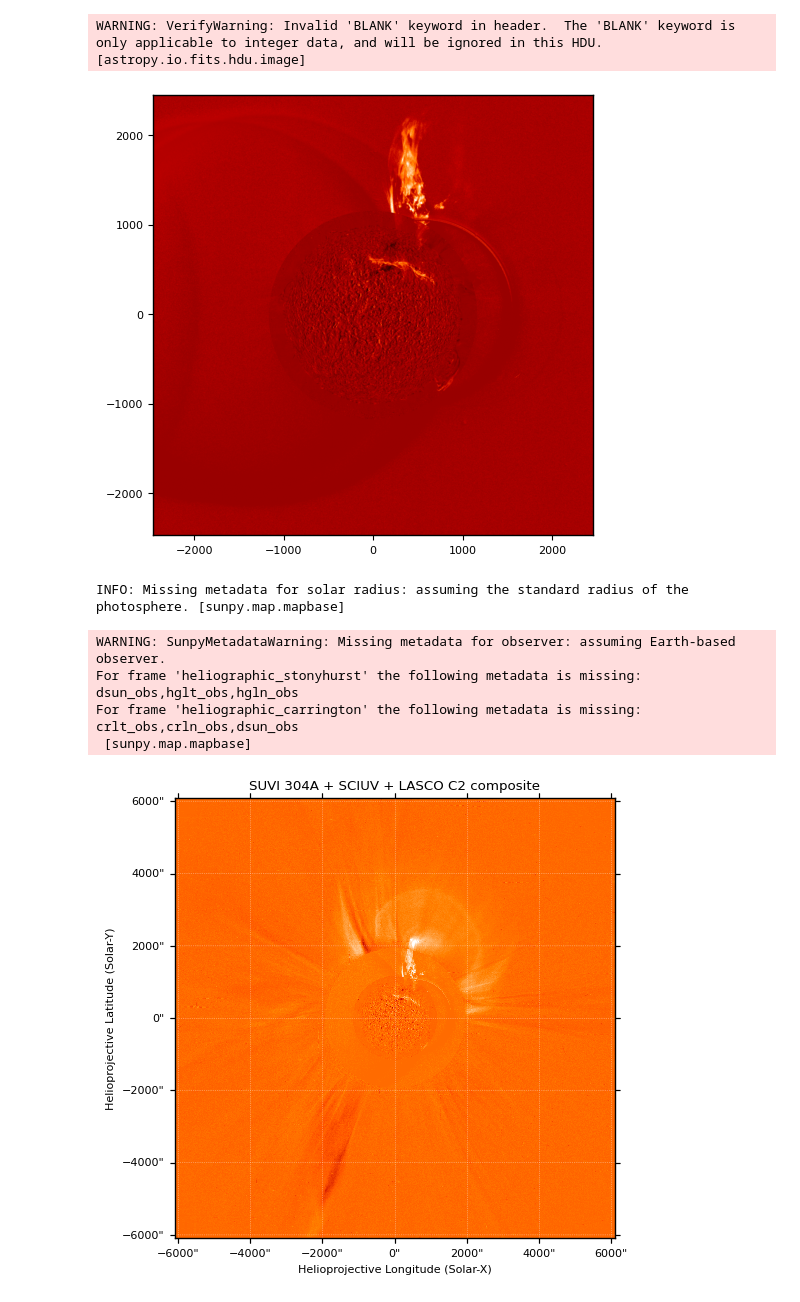
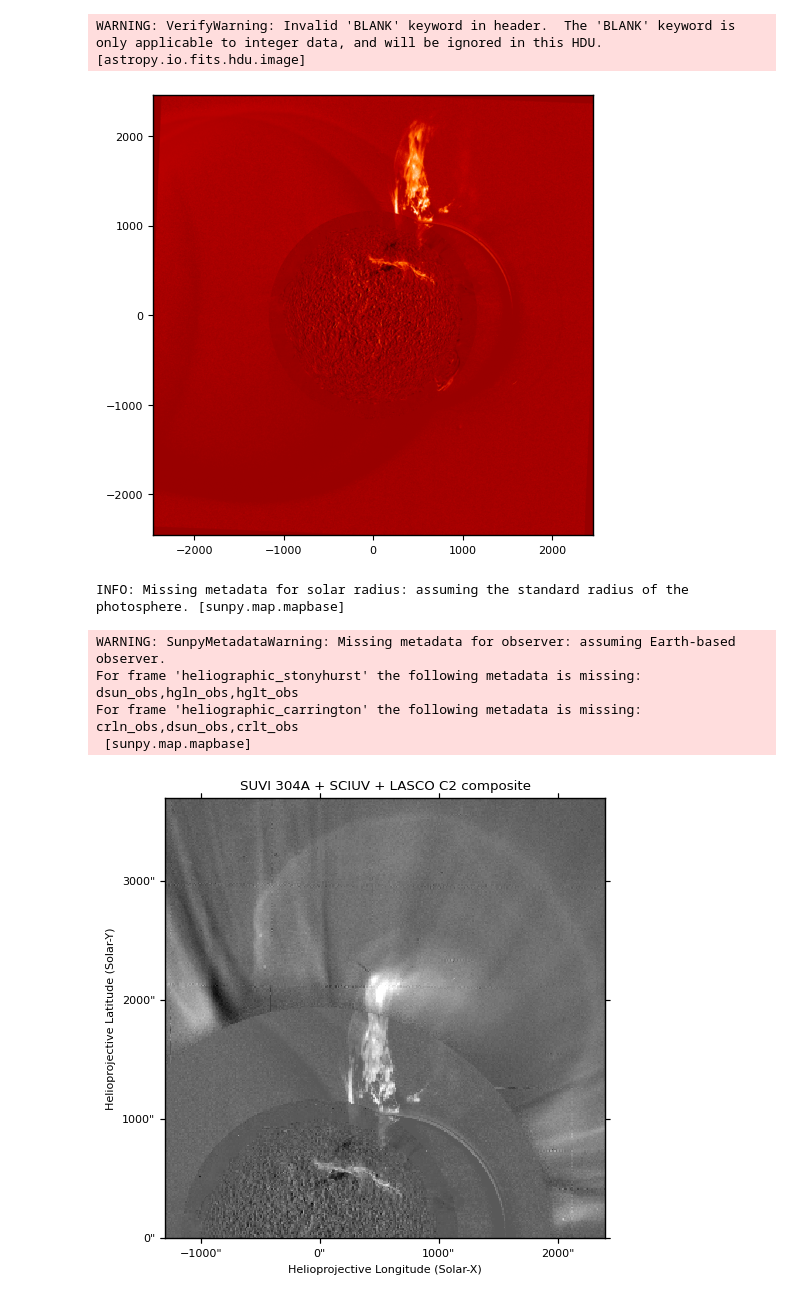
Before and after one commit to xuejcak/solar-composite-tools, a Jupyter notebook: examples.ipynb, the cells around one changed output. Drawn from its saved outputs; the diff is of its cells as text; code cells hidden in the pictures.

```diff
--- a/examples.ipynb
+++ b/examples.ipynb
@@ -103,27 +111,39 @@ msci = sct.scimap(imd, hdr)
 # %% [output]
 WARNING: VerifyWarning: Invalid 'BLANK' keyword in header.  The 'BLANK' keyword is only applicable to integer data, and will be ignored in this HDU. [astropy.io.fits.hdu.image]
 # %%
-imSuviSci,edg = sct.combineDisk_lasco(msuvi, msci, vc2=[-128,128], vdisk=[-128,128], rmask=1.2)
-mSuviSci = smap.Map(imSuviSci,msci.meta)
+# imSuviSci,edg = sct.combineDisk_lasco(msuvi, msci, vc2=[-128,128], vdisk=[-128,128], rmask=1.2)
+imSuviSci,edg, hdrout = sct.combineDisk_SCI(msuvi, msci, vsci=[-128,128], vdisk=[-128,128], logsci=False, logdisk=False, rmask=1.2, scaleSCI=2.4, cmapdisk=None, cmapsci=None)
+mSuviSci = smap.Map(imSuviSci, hdrout)
 # %%
 fig = plt.figure(figsize=(5,5))
 ax = plt.axes([0.1,0.06,0.88,0.88])
 ax.imshow(imSuviSci, extent=edg)
 plt.show()
 # %% [output]
-[figure, old version]
+[figure, new version]
 # %%
-imSSC2,edg = sct.combineDisk_lasco(mSuviSci, mc2, vc2=[-1000,1000], vdisk=[0,255], rmask=2)
+imSSC2,edg = sct.combineDisk_lasco(mSuviSci, mc2, vc2=[-1000,1000], vdisk=[0,1], rmask=2)
 mssc2 = smap.Map(imSSC2, mc2.meta)
 # %%
+xlims_world = [-1300, 2400]*u.arcsec
+ylims_world = [0, 3700]*u.arcsec
+world_coords = SkyCoord(Tx=xlims_world, Ty=ylims_world, frame=mssc2.coordinate_frame)
+pixel_coords = mssc2.world_to_pixel(world_coords)
+xlims_pixel = pixel_coords.x.value
+ylims_pixel = pixel_coords.y.value
+mssc2.plot_settings['cmap'] = 'gray'
+mssc2.plot_settings['norm'] = mcolors.Normalize(vmin=59/255.0,vmax=1)
 fig = plt.figure(figsize=(5,5))
 ax = plt.axes([0.1,0.06,0.88,0.88], projection=mssc2)
-mssc2.plot(axes=ax, title='SUVI 304A + SCIUV + LASCO C2 composite', vmin=0, vmax=255)
+mssc2.plot(axes=ax, title='SUVI 304A + SCIUV + LASCO C2 composite')
+ax.set_xlim(xlims_pixel)
+ax.set_ylim(ylims_pixel)
+ax.grid(b=False)
 plt.show()
 # %% [output]
 INFO: Missing metadata for solar radius: assuming the standard radius of the photosphere. [sunpy.map.mapbase]
 WARNING: SunpyMetadataWarning: Missing metadata for observer: assuming Earth-based observer.
-For frame 'heliographic_stonyhurst' the following metadata is missing: dsun_obs,hglt_obs,hgln_obs
-For frame 'heliographic_carrington' the following metadata is missing: crlt_obs,crln_obs,dsun_obs
+For frame 'heliographic_stonyhurst' the following metadata is missing: dsun_obs,hgln_obs,hglt_obs
+For frame 'heliographic_carrington' the following metadata is missing: crln_obs,dsun_obs,crlt_obs
  [sunpy.map.mapbase]
-[figure, old version]
+[figure, new version]
```
Also changed, not shown: parts of 3 cells of this notebook, 1 other file.
